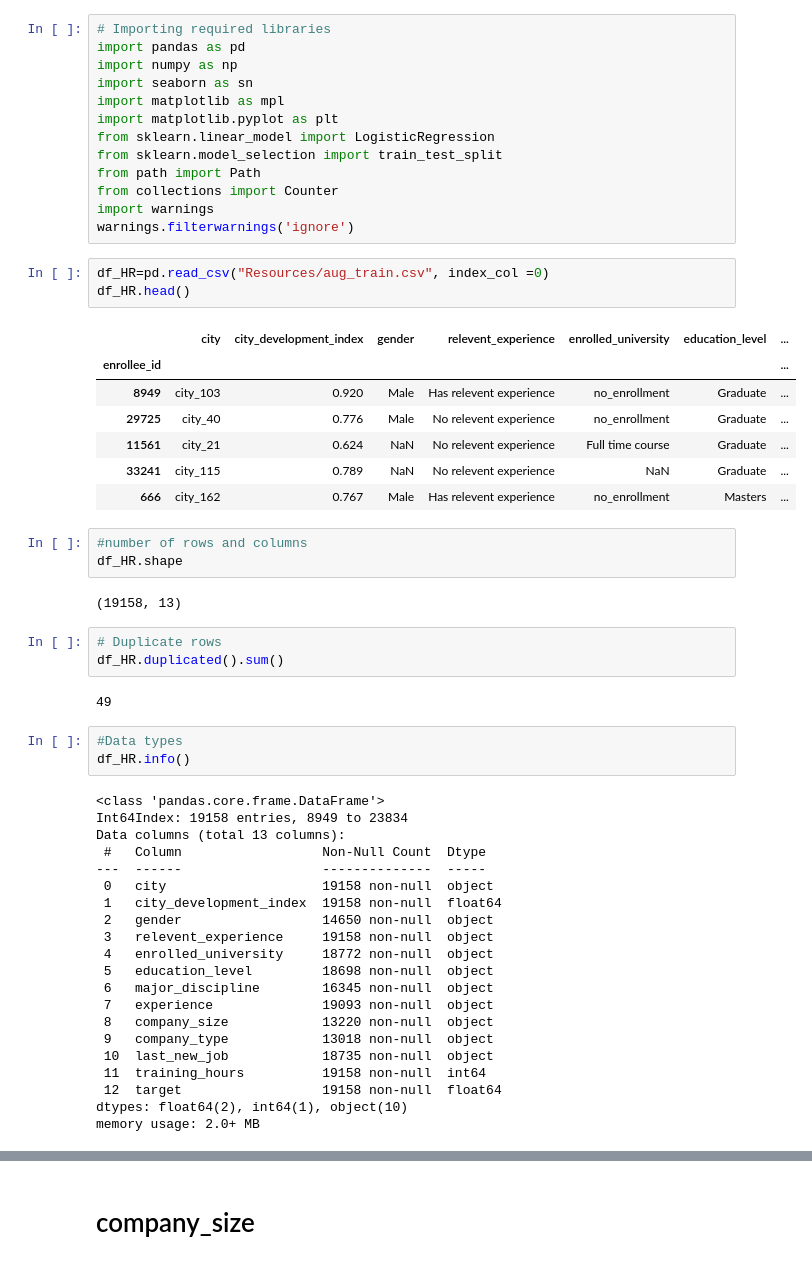
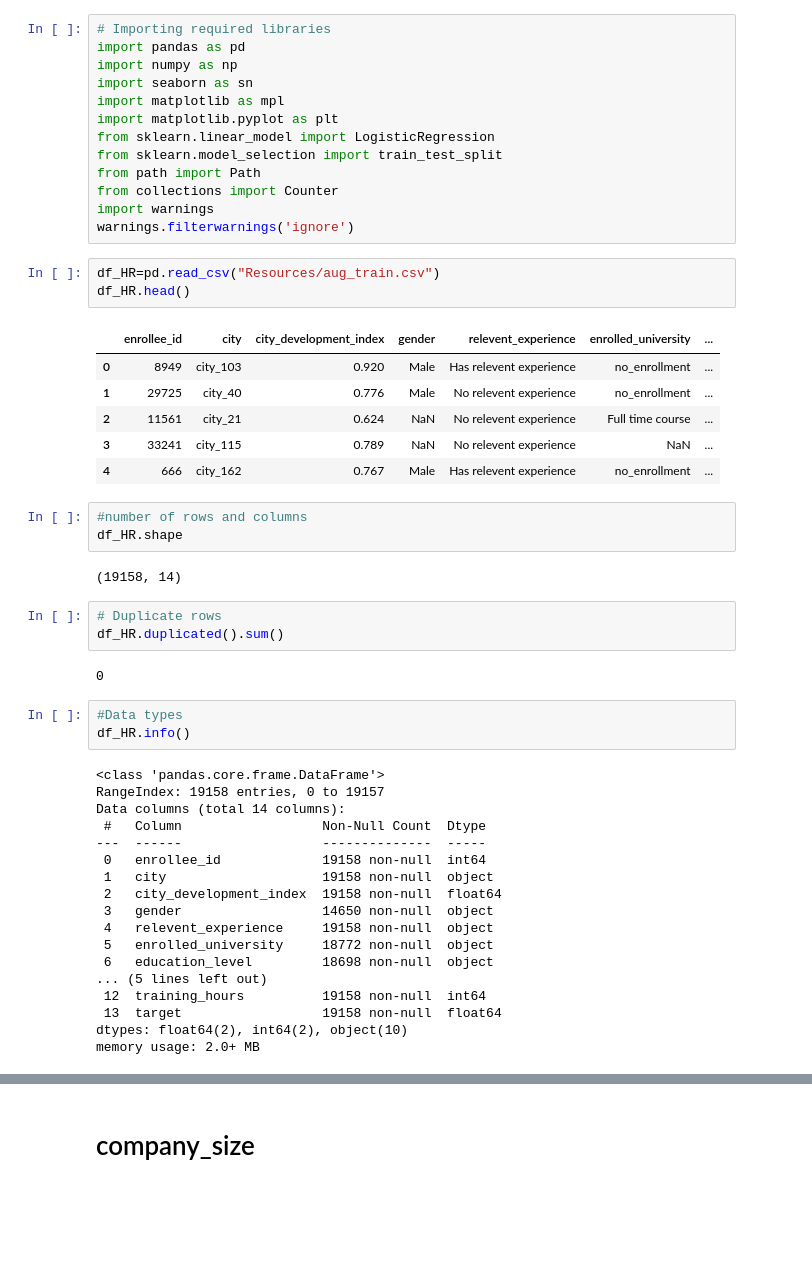
Before and after one commit to jonathansylvestre/GroupProject, a Jupyter notebook: HR_EDA_R2.ipynb, the cells around one changed output, grey strips where cells are left out. Drawn from its saved outputs; the diff is of its cells as text; blank space fills up the shorter version.

```diff
--- a/HR_EDA_R2.ipynb
+++ b/HR_EDA_R2.ipynb
@@ -12,49 +12,45 @@ from collections import Counter
 import warnings
 warnings.filterwarnings('ignore')
 # %%
-df_HR=pd.read_csv("Resources/aug_train.csv", index_col =0)
+df_HR=pd.read_csv("Resources/aug_train.csv")
 df_HR.head()
 # %% [output]
-|  | city | city_development_index | gender | relevent_experience | enrolled_university | education_level | ... |
-| enrollee_id |  |  |  |  |  |  | ... |
-| 8949 | city_103 | 0.920 | Male | Has relevent experience | no_enrollment | Graduate | ... |
-| 29725 | city_40 | 0.776 | Male | No relevent experience | no_enrollment | Graduate | ... |
-| 11561 | city_21 | 0.624 | NaN | No relevent experience | Full time course | Graduate | ... |
-| 33241 | city_115 | 0.789 | NaN | No relevent experience | NaN | Graduate | ... |
-| 666 | city_162 | 0.767 | Male | Has relevent experience | no_enrollment | Masters | ... |
+|  | enrollee_id | city | city_development_index | gender | relevent_experience | enrolled_university | ... |
+| 0 | 8949 | city_103 | 0.920 | Male | Has relevent experience | no_enrollment | ... |
+| 1 | 29725 | city_40 | 0.776 | Male | No relevent experience | no_enrollment | ... |
+| 2 | 11561 | city_21 | 0.624 | NaN | No relevent experience | Full time course | ... |
+| 3 | 33241 | city_115 | 0.789 | NaN | No relevent experience | NaN | ... |
+| 4 | 666 | city_162 | 0.767 | Male | Has relevent experience | no_enrollment | ... |
 # %%
 #number of rows and columns
 df_HR.shape
 # %% [output]
-(19158, 13)
+(19158, 14)
 # %%
 # Duplicate rows
 df_HR.duplicated().sum()
 # %% [output]
-49
+0
 # %%
 #Data types
 df_HR.info()
 # %% [output]
 <class 'pandas.core.frame.DataFrame'>
-Int64Index: 19158 entries, 8949 to 23834
-Data columns (total 13 columns):
+RangeIndex: 19158 entries, 0 to 19157
+Data columns (total 14 columns):
  #   Column                  Non-Null Count  Dtype
 ---  ------                  --------------  -----
- 0   city                    19158 non-null  object
- 1   city_development_index  19158 non-null  float64
- 2   gender                  14650 non-null  object
- 3   relevent_experience     19158 non-null  object
- 4   enrolled_university     18772 non-null  object
- 5   education_level         18698 non-null  object
- 6   major_discipline        16345 non-null  object
- 7   experience              19093 non-null  object
- 8   company_size            13220 non-null  object
- 9   company_type            13018 non-null  object
- 10  last_new_job            18735 non-null  object
- 11  training_hours          19158 non-null  int64
- 12  target                  19158 non-null  float64
-dtypes: float64(2), int64(1), object(10)
+ 0   enrollee_id             19158 non-null  int64
+ 1   city                    19158 non-null  object
+ 2   city_development_index  19158 non-null  float64
+ 3   gender                  14650 non-null  object
+ 4   relevent_experience     19158 non-null  object
+ 5   enrolled_university     18772 non-null  object
+ 6   education_level         18698 non-null  object
+... (5 lines left out)
+ 12  training_hours          19158 non-null  int64
+ 13  target                  19158 non-null  float64
+dtypes: float64(2), int64(2), object(10)
 memory usage: 2.0+ MB
 # %%
 df_HR.nunique()
```
Also changed, not shown: parts of 56 cells of this notebook.
